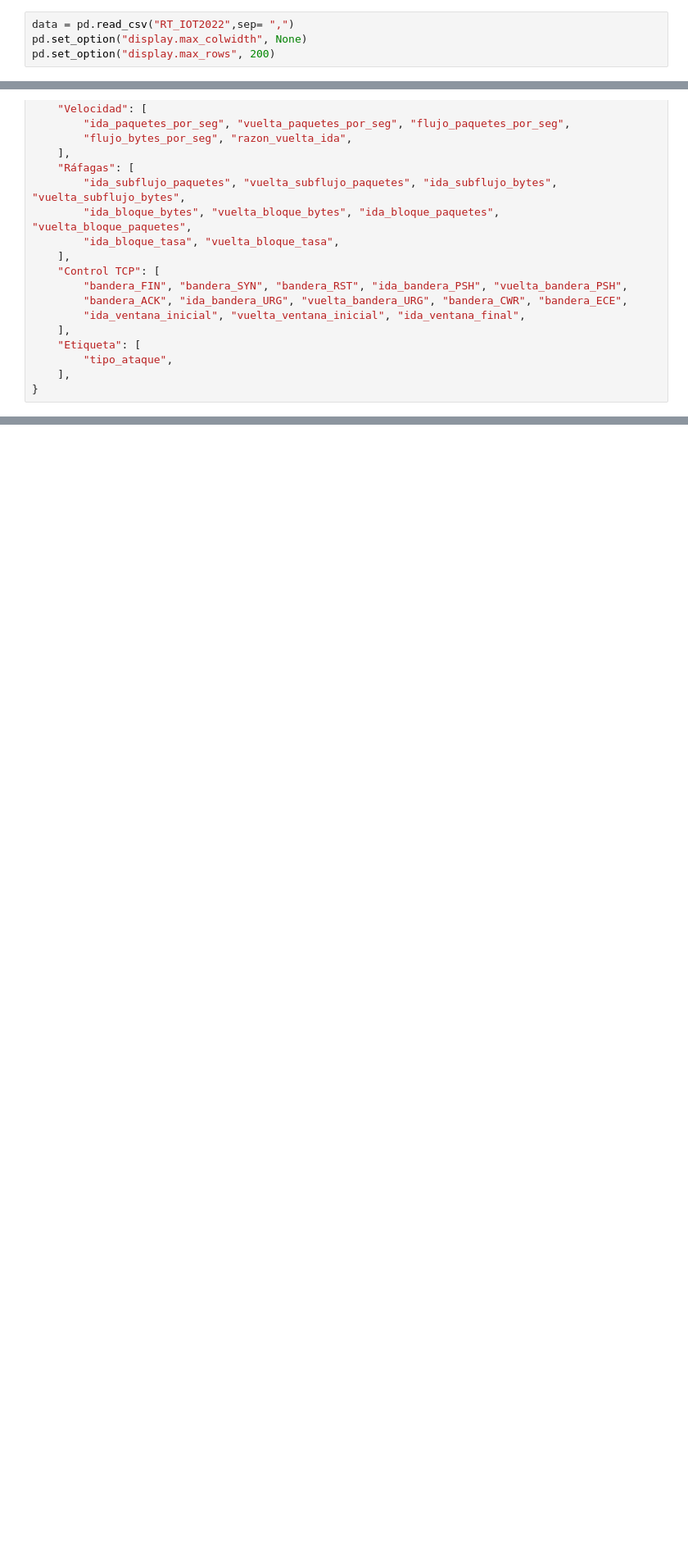
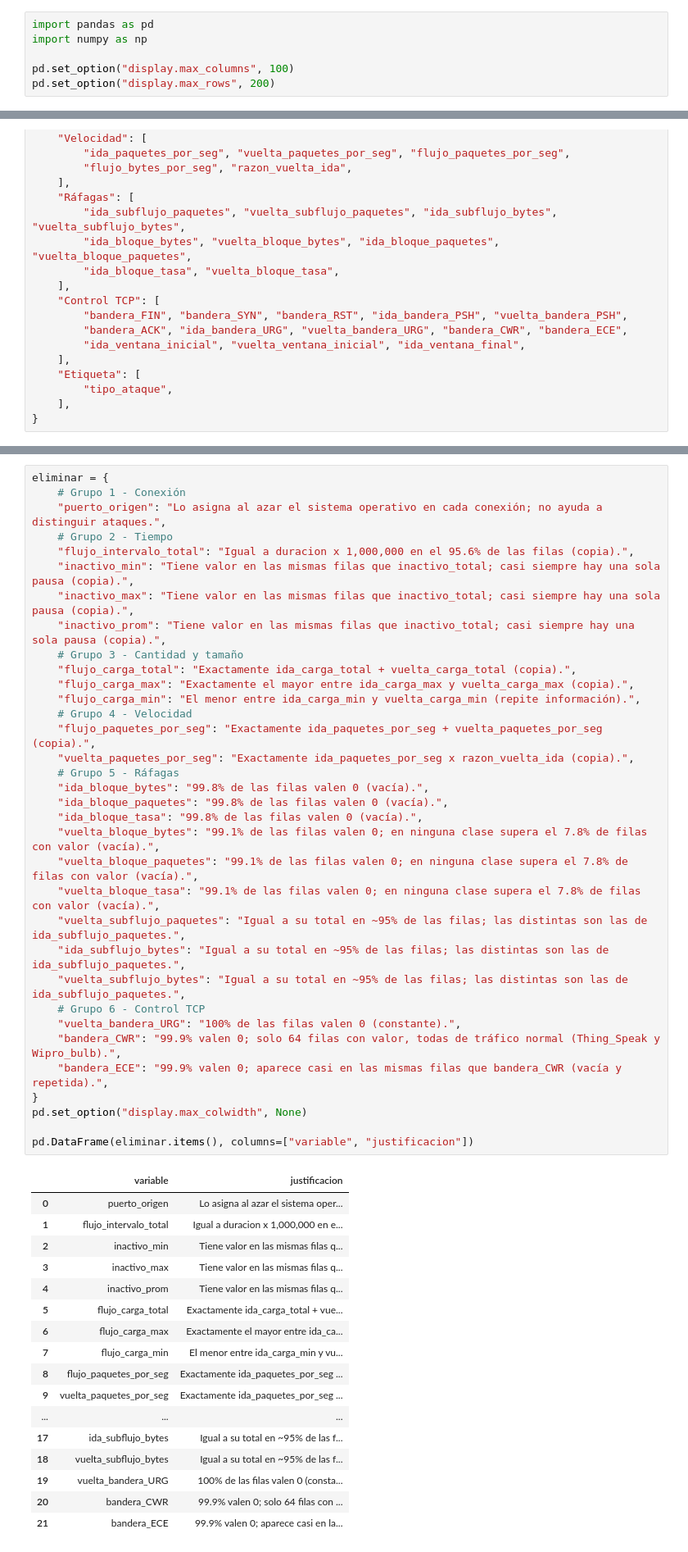
Before and after one commit to franciscosdafas133/ML_Aplicado_IoT, a Jupyter notebook: preparacion_datos.ipynb, the cells around one changed output, grey strips where cells are left out. Shown at 82% size. Cells and saved outputs as stored; diff of their text form; blank space fills up the shorter version.

```diff
--- a/exploración_limpieza.ipynb
+++ b/preparacion_datos.ipynb
@@ -6,4 +7,6 @@ import matplotlib.pyplot as plt
 # %%
-data = pd.read_csv("RT_IOT2022",sep= ",")
-pd.set_option("display.max_colwidth", None)
+import pandas as pd
+import numpy as np
+
+pd.set_option("display.max_columns", 100)
 pd.set_option("display.max_rows", 200)
@@ -218,0 +379,52 @@ Etiqueta (1 columnas): La clase del flujo: tráfico normal o tipo de ataque.
+# %%
+eliminar = {
+    # Grupo 1 - Conexión
+    "puerto_origen": "Lo asigna al azar el sistema operativo en cada conexión; no ayuda a distinguir ataques.",
+    # Grupo 2 - Tiempo
+    "flujo_intervalo_total": "Igual a duracion x 1,000,000 en el 95.6% de las filas (copia).",
+    "inactivo_min": "Tiene valor en las mismas filas que inactivo_total; casi siempre hay una sola pausa (copia).",
+    "inactivo_max": "Tiene valor en las mismas filas que inactivo_total; casi siempre hay una sola pausa (copia).",
+    "inactivo_prom": "Tiene valor en las mismas filas que inactivo_total; casi siempre hay una sola pausa (copia).",
+    # Grupo 3 - Cantidad y tamaño
+    "flujo_carga_total": "Exactamente ida_carga_total + vuelta_carga_total (copia).",
+    "flujo_carga_max": "Exactamente el mayor entre ida_carga_max y vuelta_carga_max (copia).",
+    "flujo_carga_min": "El menor entre ida_carga_min y vuelta_carga_min (repite información).",
+    # Grupo 4 - Velocidad
+    "flujo_paquetes_por_seg": "Exactamente ida_paquetes_por_seg + vuelta_paquetes_por_seg (copia).",
+    "vuelta_paquetes_por_seg": "Exactamente ida_paquetes_por_seg x razon_vuelta_ida (copia).",
+    # Grupo 5 - Ráfagas
+    "ida_bloque_bytes": "99.8% de las filas valen 0 (vacía).",
+    "ida_bloque_paquetes": "99.8% de las filas valen 0 (vacía).",
+    "ida_bloque_tasa": "99.8% de las filas valen 0 (vacía).",
+    "vuelta_bloque_bytes": "99.1% de las filas valen 0; en ninguna clase supera el 7.8% de filas con valor (vacía).",
+    "vuelta_bloque_paquetes": "99.1% de las filas valen 0; en ninguna clase supera el 7.8% de filas con valor (vacía).",
+    "vuelta_bloque_tasa": "99.1% de las filas valen 0; en ninguna clase supera el 7.8% de filas con valor (vacía).",
+    "vuelta_subflujo_paquetes": "Igual a su total en ~95% de las filas; las distintas son las de ida_subflujo_paquetes.",
+    "ida_subflujo_bytes": "Igual a su total en ~95% de las filas; las distintas son las de ida_subflujo_paquetes.",
+    "vuelta_subflujo_bytes": "Igual a su total en ~95% de las filas; las distintas son las de ida_subflujo_paquetes.",
+    # Grupo 6 - Control TCP
+    "vuelta_bandera_URG": "100% de las filas valen 0 (constante).",
+    "bandera_CWR": "99.9% valen 0; solo 64 filas con valor, todas de tráfico normal (Thing_Speak y Wipro_bulb).",
+    "bandera_ECE": "99.9% valen 0; aparece casi en las mismas filas que bandera_CWR (vacía y repetida).",
+}
+pd.set_option("display.max_colwidth", None)
+
+pd.DataFrame(eliminar.items(), columns=["variable", "justificacion"])
+# %% [output]
+|  | variable | justificacion |
+| 0 | puerto_origen | Lo asigna al azar el sistema oper... |
+| 1 | flujo_intervalo_total | Igual a duracion x 1,000,000 en e... |
+| 2 | inactivo_min | Tiene valor en las mismas filas q... |
+| 3 | inactivo_max | Tiene valor en las mismas filas q... |
+| 4 | inactivo_prom | Tiene valor en las mismas filas q... |
+| 5 | flujo_carga_total | Exactamente ida_carga_total + vue... |
+| 6 | flujo_carga_max | Exactamente el mayor entre ida_ca... |
+| 7 | flujo_carga_min | El menor entre ida_carga_min y vu... |
+| 8 | flujo_paquetes_por_seg | Exactamente ida_paquetes_por_seg ... |
+| 9 | vuelta_paquetes_por_seg | Exactamente ida_paquetes_por_seg ... |
+| ... | ... | ... |
+| 17 | ida_subflujo_bytes | Igual a su total en ~95% de las f... |
+| 18 | vuelta_subflujo_bytes | Igual a su total en ~95% de las f... |
+| 19 | vuelta_bandera_URG | 100% de las filas valen 0 (consta... |
+| 20 | bandera_CWR | 99.9% valen 0; solo 64 filas con ... |
+| 21 | bandera_ECE | 99.9% valen 0; aparece casi en la... |
```
Also changed, not shown: parts of 40 cells of this notebook.
